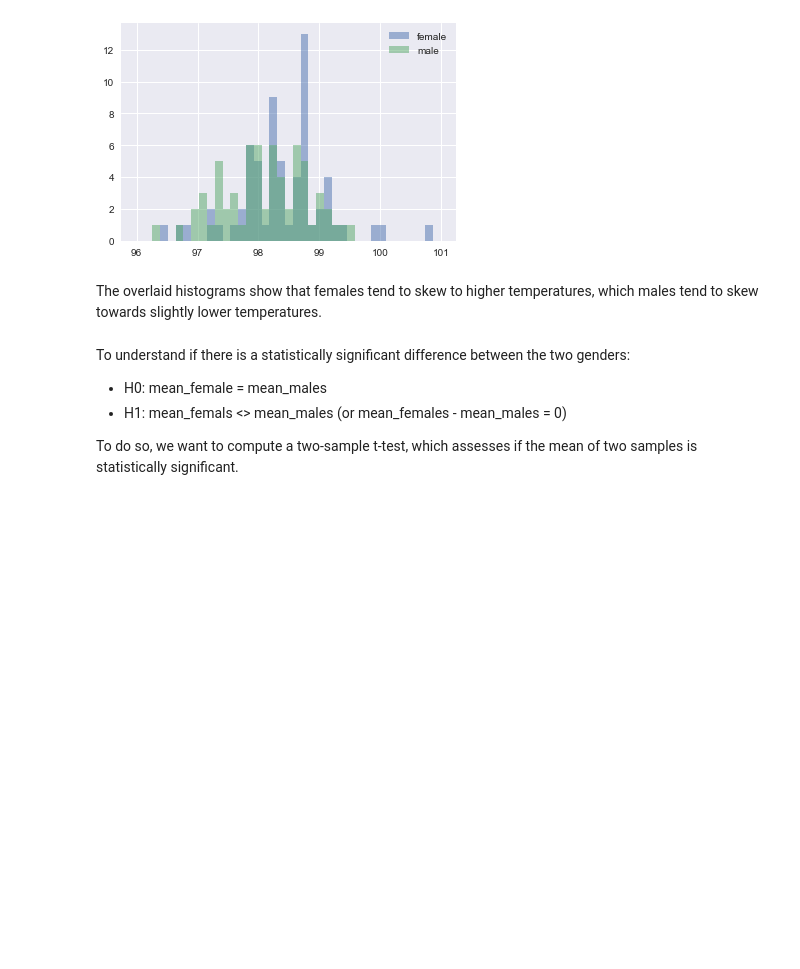
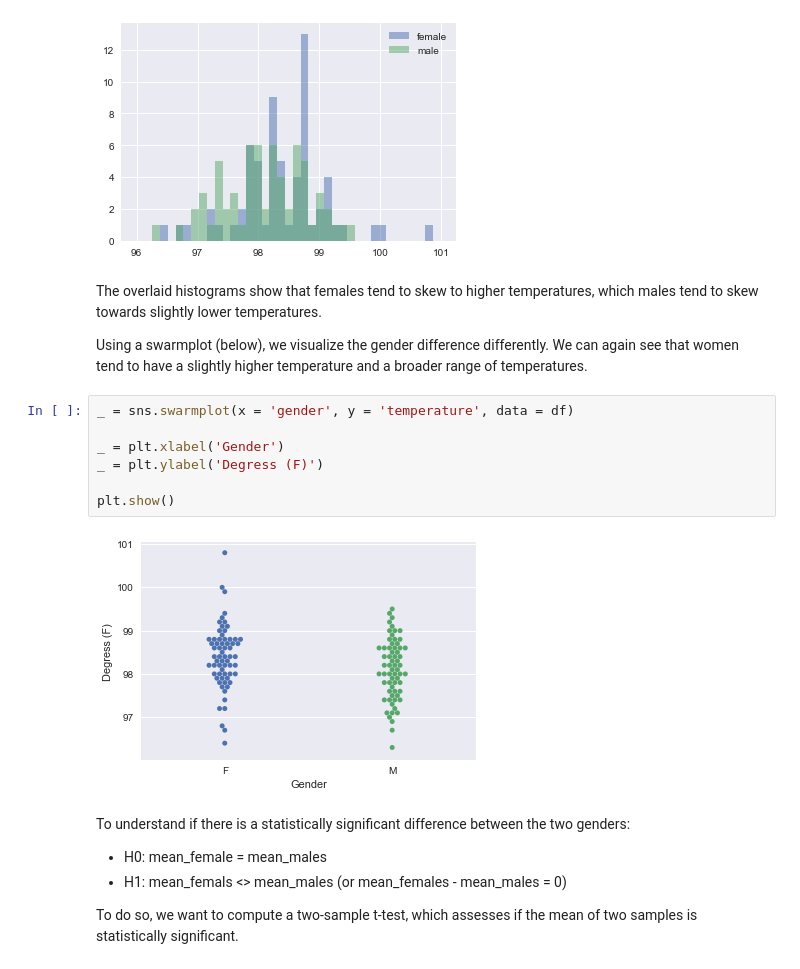
Before and after one commit to gussie/Springboard_data_science, a Jupyter notebook: EDA1_HumanBodyTemp.ipynb, the cells around one changed output. Drawn from its saved outputs; the diff is of its cells as text; blank space fills up the shorter version.

Commit message:
Add files via upload
Added swarmplot

```diff
--- a/EDA1_HumanBodyTemp.ipynb
+++ b/EDA1_HumanBodyTemp.ipynb
@@ -147,6 +147,17 @@ plt.legend(loc = 'upper right')
 [figure]
 # %% [markdown]
 The overlaid histograms show that females tend to skew to higher temperatures, which males tend to skew towards slightly lower temperatures.
+
+Using a swarmplot (below), we visualize the gender difference differently. We can again see that women tend to have a slightly higher temperature and a broader range of temperatures.
+# %%
+_ = sns.swarmplot(x = 'gender', y = 'temperature', data = df)
+
+_ = plt.xlabel('Gender')
+_ = plt.ylabel('Degress (F)')
+
+plt.show()
+# %% [output]
+[figure, added]
 # %% [markdown]
 To understand if there is a statistically significant difference between the two genders:
 - H0: mean_female = mean_males
```
Also changed, not shown: parts of 2 cells of this notebook.
